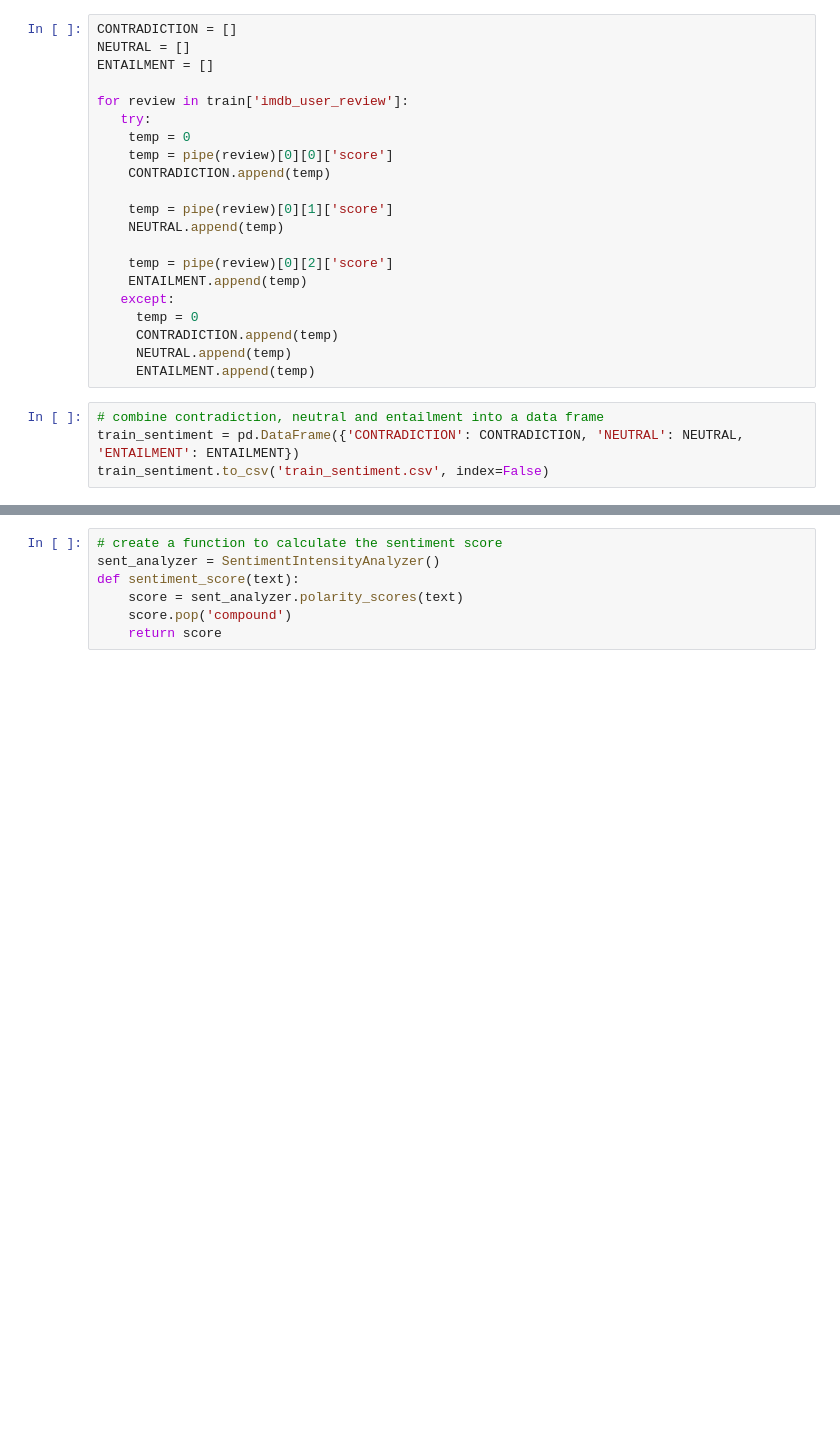
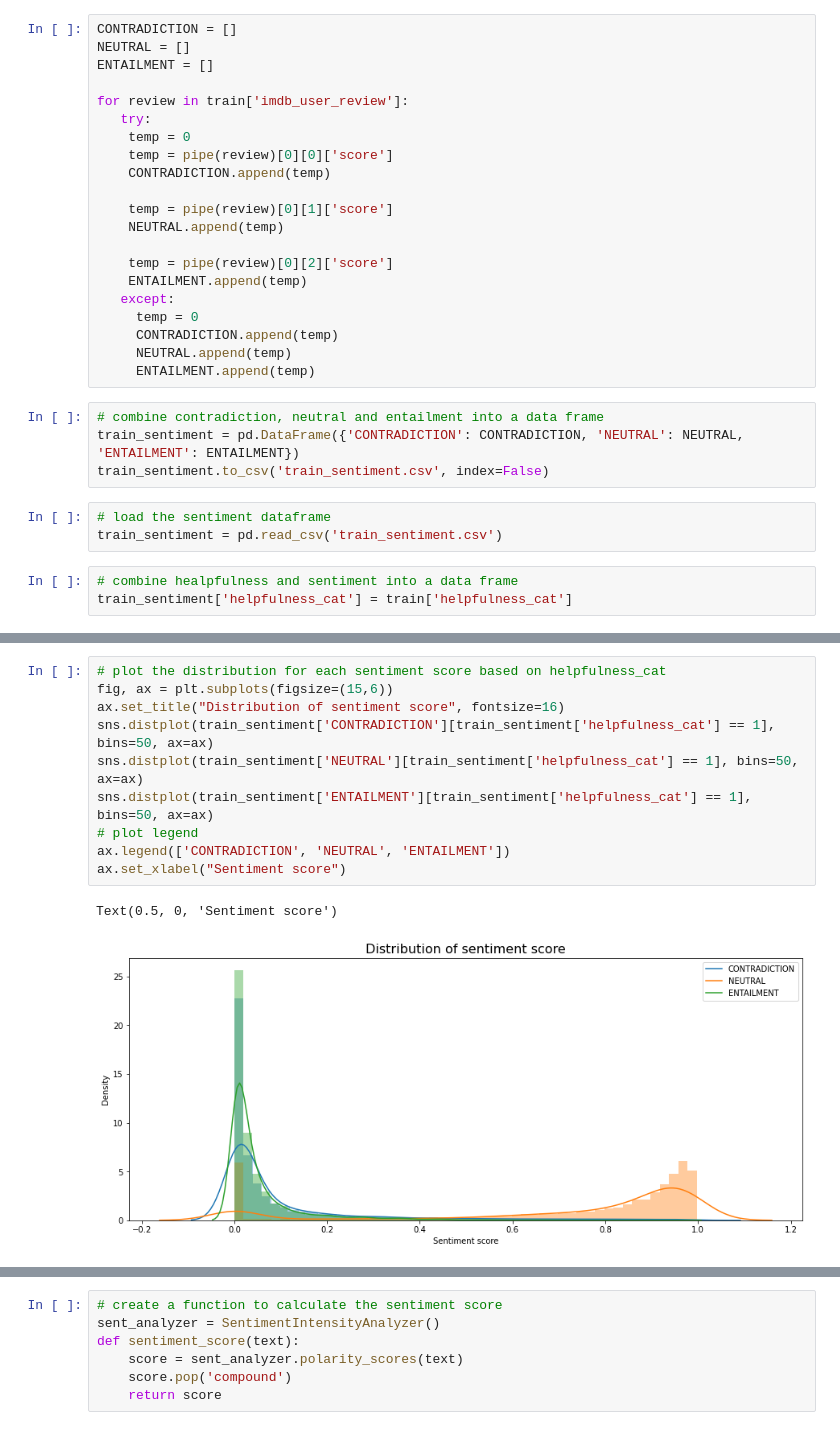
Before and after one commit to happysoymilk/movie-review-classifier, a Jupyter notebook: NLP_FCP.ipynb, the cells around one changed output, grey strips where cells are left out. Cells and saved outputs as stored; diff of their text form; blank space fills up the shorter version.

```diff
--- a/NLP_FCP.ipynb
+++ b/NLP_FCP.ipynb
@@ -150,3 +150,9 @@ for review in train['imdb_user_review']:
 # combine contradiction, neutral and entailment into a data frame
 train_sentiment = pd.DataFrame({'CONTRADICTION': CONTRADICTION, 'NEUTRAL': NEUTRAL, 'ENTAILMENT': ENTAILMENT})
 train_sentiment.to_csv('train_sentiment.csv', index=False)
+# %%
+# load the sentiment dataframe
+train_sentiment = pd.read_csv('train_sentiment.csv')
+# %%
+# combine healpfulness and sentiment into a data frame
+train_sentiment['helpfulness_cat'] = train['helpfulness_cat']
@@ -152,0 +183,13 @@ train_sentiment.to_csv('train_sentiment.csv', index=False)
+# %%
+# plot the distribution for each sentiment score based on helpfulness_cat
+fig, ax = plt.subplots(figsize=(15,6))
+ax.set_title("Distribution of sentiment score", fontsize=16)
+sns.distplot(train_sentiment['CONTRADICTION'][train_sentiment['helpfulness_cat'] == 1], bins=50, ax=ax)
+sns.distplot(train_sentiment['NEUTRAL'][train_sentiment['helpfulness_cat'] == 1], bins=50, ax=ax)
+sns.distplot(train_sentiment['ENTAILMENT'][train_sentiment['helpfulness_cat'] == 1], bins=50, ax=ax)
+# plot legend
+ax.legend(['CONTRADICTION', 'NEUTRAL', 'ENTAILMENT'])
+ax.set_xlabel("Sentiment score")
+# %% [output]
+Text(0.5, 0, 'Sentiment score')
+[figure, added]
```
Also changed, not shown: parts of 48 cells of this notebook, 2 other files.
